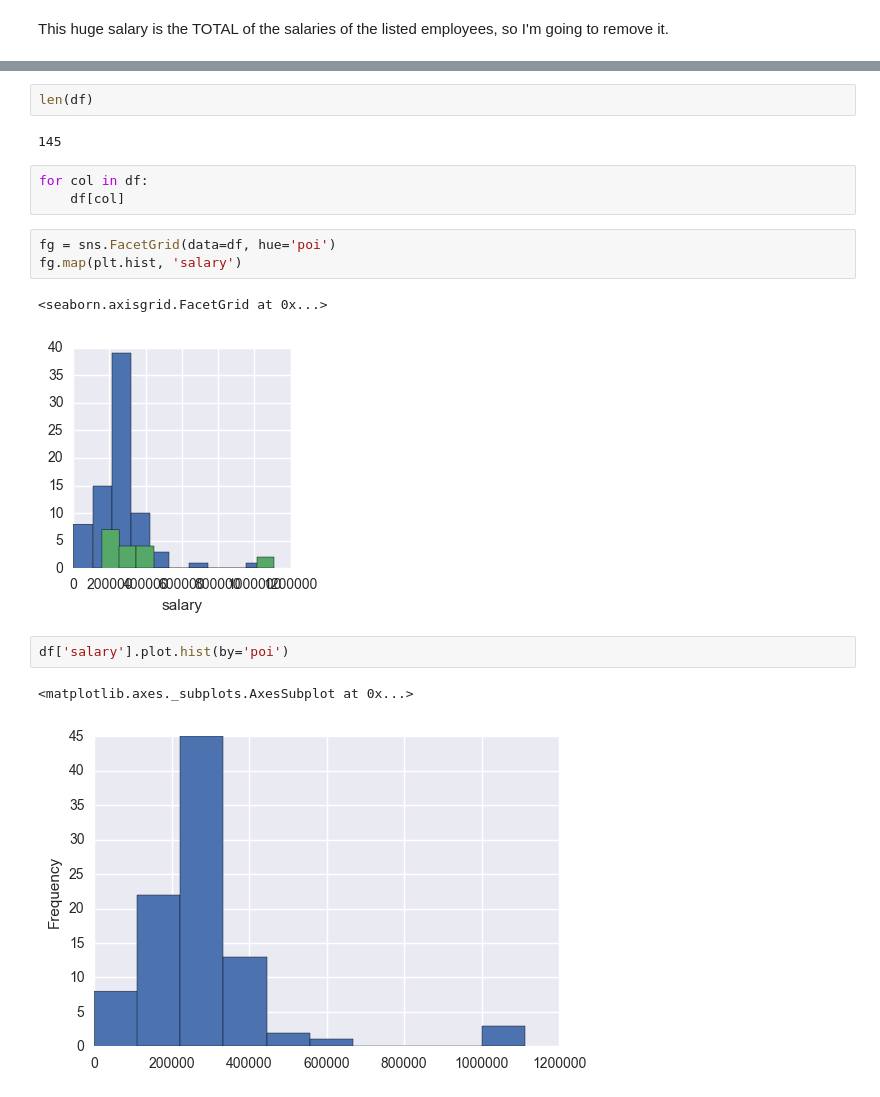
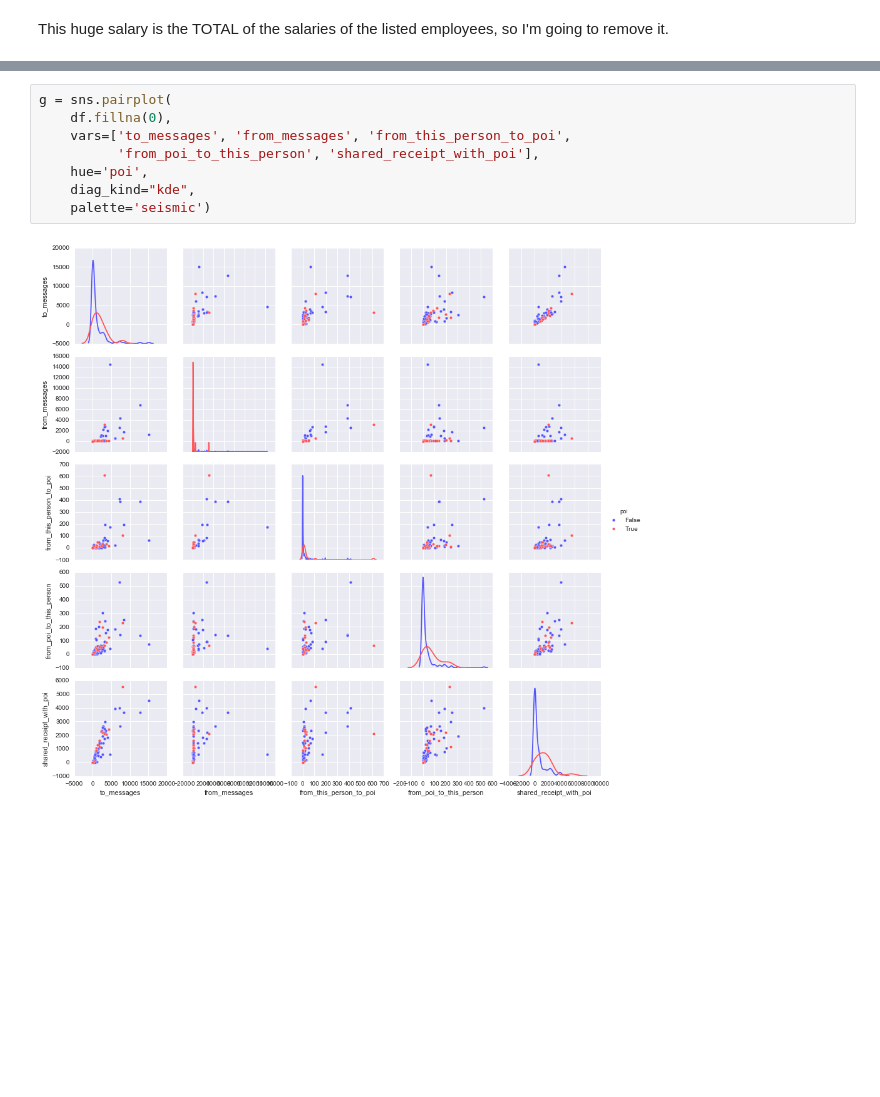
Before and after one commit to schiller/ud120-projects, a Jupyter notebook: final_project/Enron EDA.ipynb, the cells around one changed output, grey strips where cells are left out. Cells and saved outputs as stored; diff of their text form; blank space fills up the shorter version.

Commit message:
scatterplot matrix

```diff
--- a/final_project/Enron EDA.ipynb
+++ b/final_project/Enron EDA.ipynb
@@ -106,18 +82,10 @@ df.plot.scatter(x = 'salary', y = 'bonus')
-# %%
-len(df)
-# %% [output]
-145
-# %%
-for col in df:
-    df[col]
-# %%
-fg = sns.FacetGrid(data=df, hue='poi')
-fg.map(plt.hist, 'salary')
-# %% [output]
-<seaborn.axisgrid.FacetGrid at 0x...>
-[figure, removed]
-# %%
-df['salary'].plot.hist(by='poi')
-# %% [output]
-<matplotlib.axes._subplots.AxesSubplot at 0x...>
-[figure, removed]
+# %%
+g = sns.pairplot(
+    df.fillna(0),
+    vars=['to_messages', 'from_messages', 'from_this_person_to_poi',
+          'from_poi_to_this_person', 'shared_receipt_with_poi'],
+    hue='poi',
+    diag_kind="kde",
+    palette='seismic')
+# %% [output]
+[figure, added]
```
Also changed, not shown: parts of 9 cells of this notebook.
